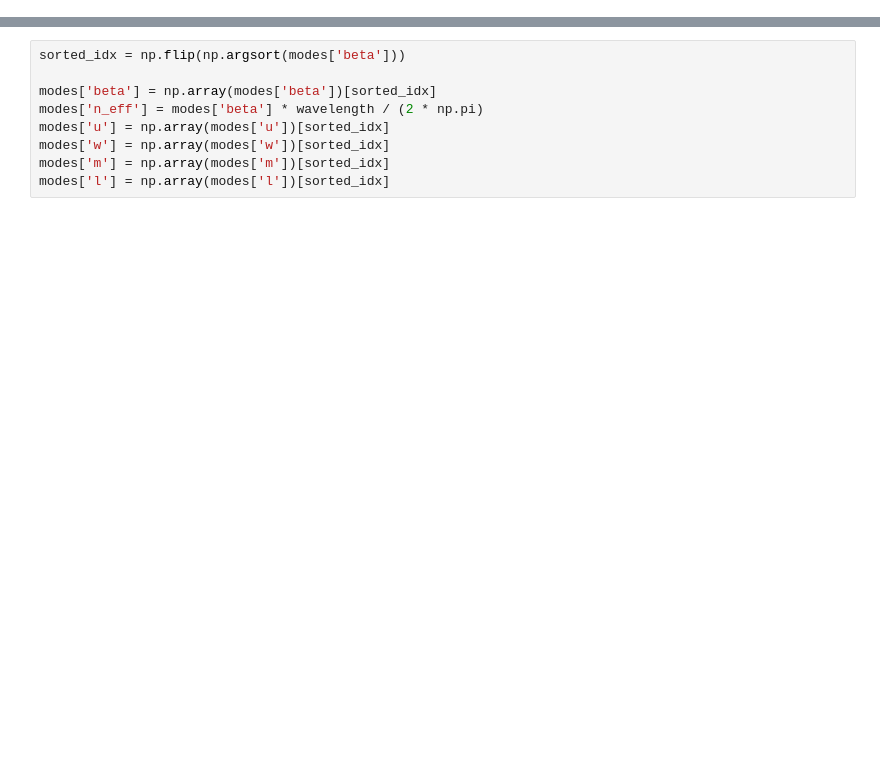
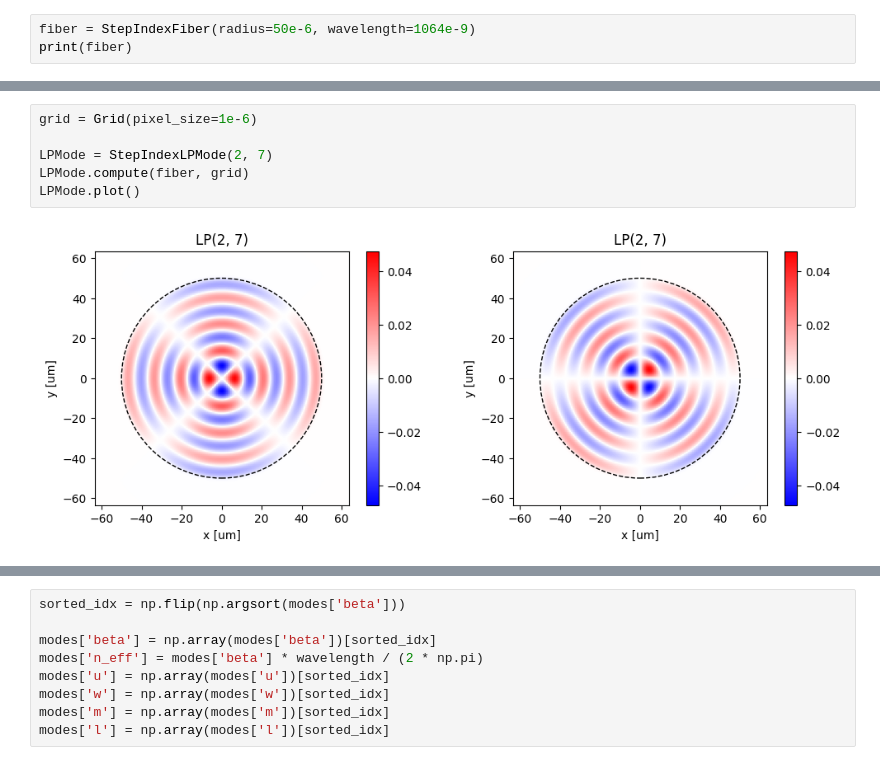
Before and after one commit to jysru/MMF_LP_modes, a Jupyter notebook: notebooks/test_fiber.ipynb, the cells around one changed output, grey strips where cells are left out. Drawn from its saved outputs; the diff is of its cells as text; blank space fills up the shorter version.

```diff
--- a/notebooks/test_fiber.ipynb
+++ b/notebooks/test_fiber.ipynb
@@ -0,0 +23,3 @@
+# %%
+fiber = StepIndexFiber(radius=50e-6, wavelength=1064e-9)
+print(fiber)
@@ -0,0 +47,8 @@
+# %%
+grid = Grid(pixel_size=1e-6)
+
+LPMode = StepIndexLPMode(2, 7)
+LPMode.compute(fiber, grid)
+LPMode.plot()
+# %% [output]
+[figure, added]
```
Also changed, not shown: parts of 14 cells of this notebook.
